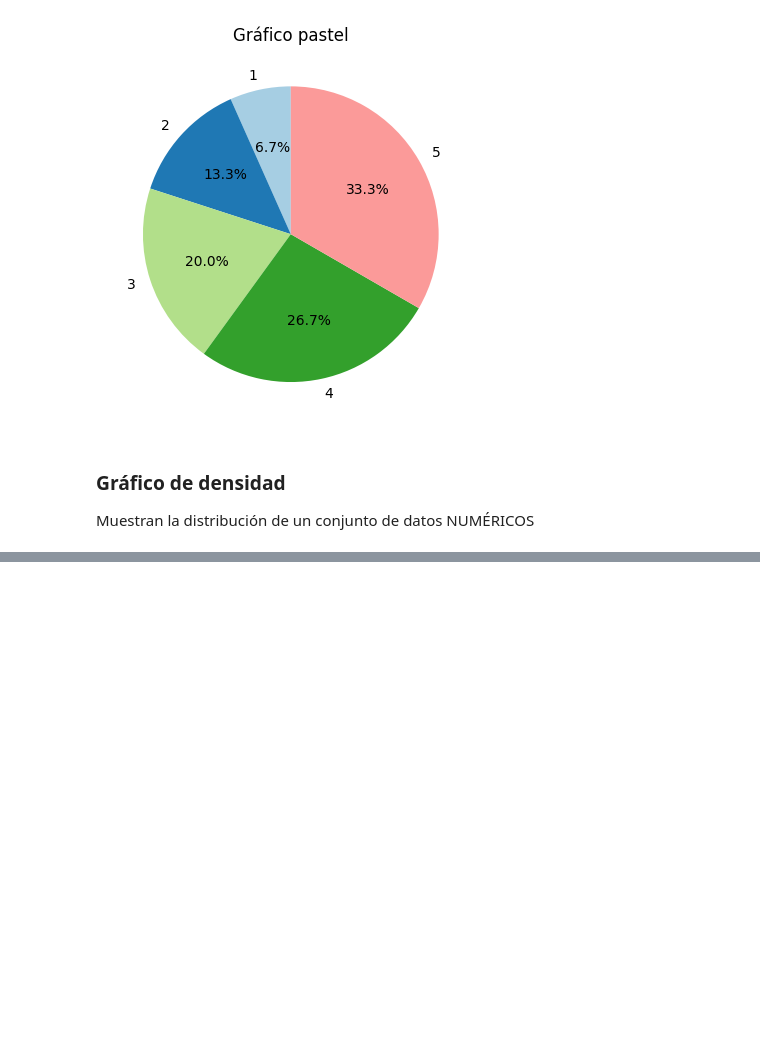
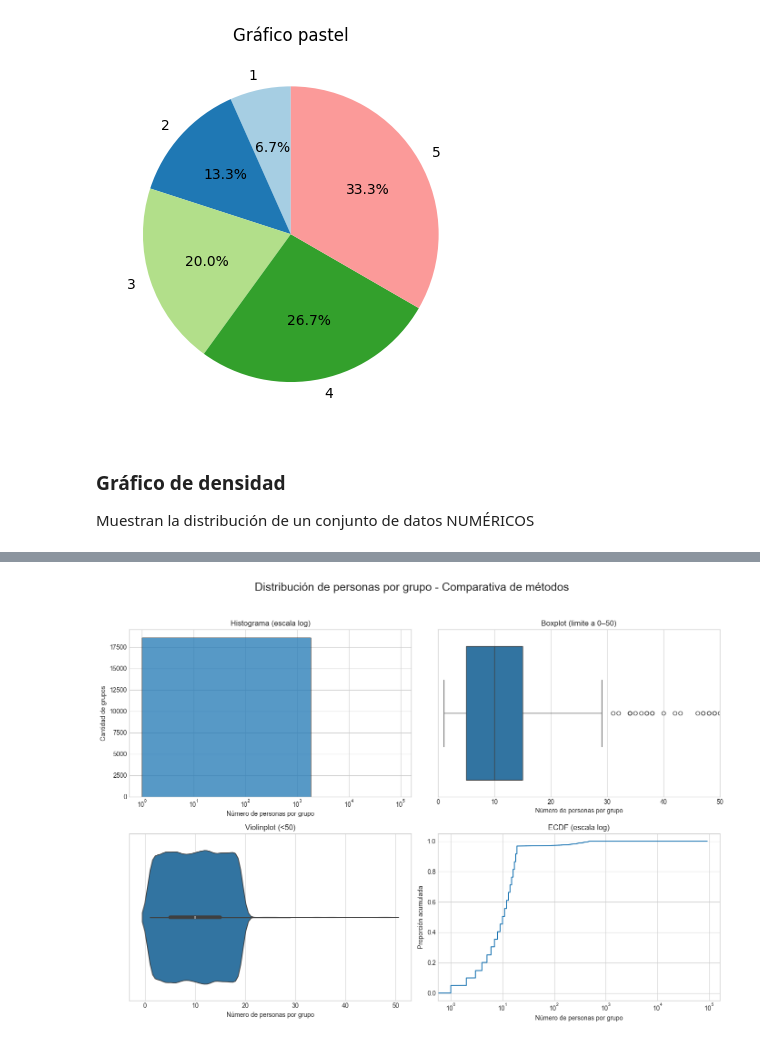
Before and after one commit to SergioSF22/Ejercicios-modelos-IA, a Jupyter notebook: Matplotlib/apuntes.ipynb, the cells around one changed output, grey strips where cells are left out. Cells and saved outputs as stored; diff of their text form; code cells hidden in the pictures; blank space fills up the shorter version.

```diff
--- a/Matplotlib/apuntes.ipynb
+++ b/Matplotlib/apuntes.ipynb
@@ -167,0 +168,50 @@ plt.show()
+# %%
+import matplotlib.pyplot as plt
+import seaborn as sns
+import pandas as pd
+import numpy as np
+import statsmodels.api as sm
+plt.style.use('seaborn-v0_8-whitegrid')
+
+# Simulo tu DataFrame con distribución parecida para ejemplo
+np.random.seed(0)
+datos = np.concatenate([np.random.randint(1, 20, 18000), np.random.randint(20, 500, 600), [91079]])
+df = pd.DataFrame({'num_personas': datos})
+
+# Crear figura y ejes
+fig, axs = plt.subplots(2, 2, figsize=(14, 10))
+
+# Histograma con escala log
+sns.histplot(df['num_personas'], bins=50, ax=axs[0, 0])
+axs[0, 0].set_xscale('log')
+axs[0, 0].set_title('Histograma (escala log)')
+axs[0, 0].set_xlabel('Número de personas por grupo')
+axs[0, 0].set_ylabel('Cantidad de grupos')
+
+# Boxplot limitado a 0-50
+sns.boxplot(x=df['num_personas'], ax=axs[0, 1])
+axs[0, 1].set_xlim(0, 50)
+axs[0, 1].set_title('Boxplot (limite a 0–50)')
+axs[0, 1].set_xlabel('Número de personas por grupo')
+
+# Violinplot limitado a 0-50
+sns.violinplot(x=df[df['num_personas'] < 50]['num_personas'], ax=axs[1, 0])
+axs[1, 0].set_title('Violinplot (<50)')
+axs[1, 0].set_xlabel('Número de personas por grupo')
+
+# ECDF con escala log
+ecdf = sm.distributions.ECDF(df['num_personas'])
+axs[1, 1].plot(ecdf.x, ecdf.y)
+axs[1, 1].set_xscale('log')
+axs[1, 1].set_title('ECDF (escala log)')
+axs[1, 1].set_xlabel('Número de personas por grupo')
+axs[1, 1].set_ylabel('Proporción acumulada')
+
+# Título general
+fig.suptitle('Distribución de personas por grupo - Comparativa de métodos', fontsize=18)
+
+# Ajuste de layout para dejar espacio al título
+plt.tight_layout(rect=[0, 0, 1, 0.95])
+plt.show()
+# %% [output]
+[figure, added]
```
Also changed, not shown: parts of 1 cell of this notebook, 16 other files.
